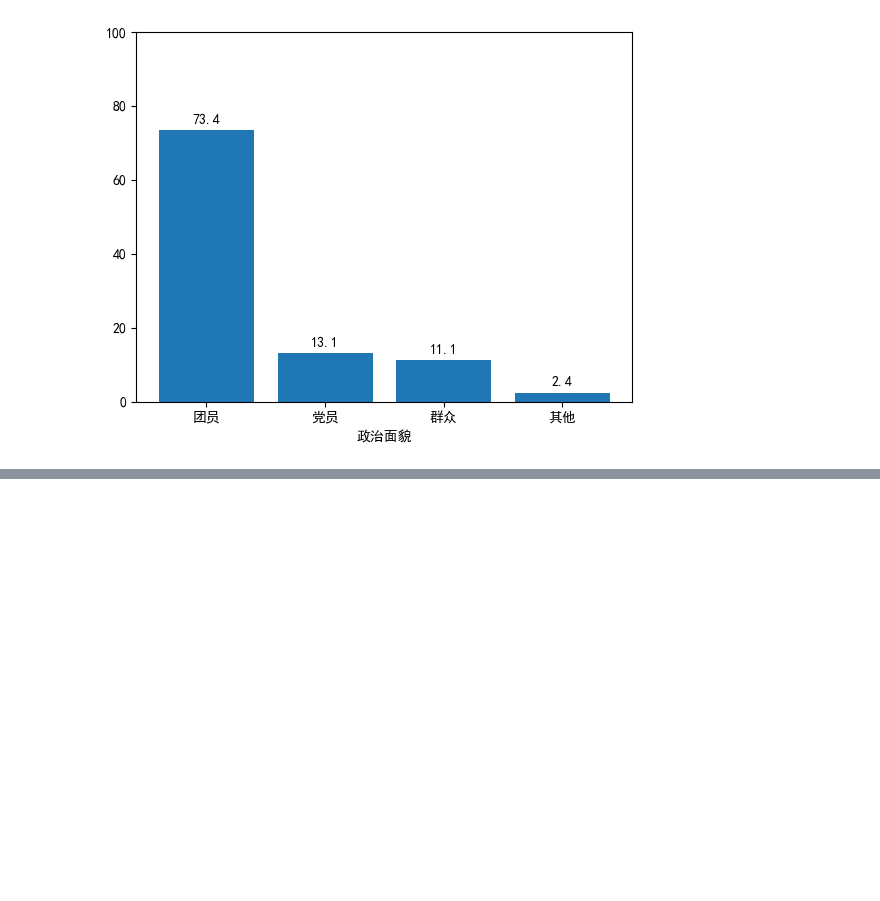
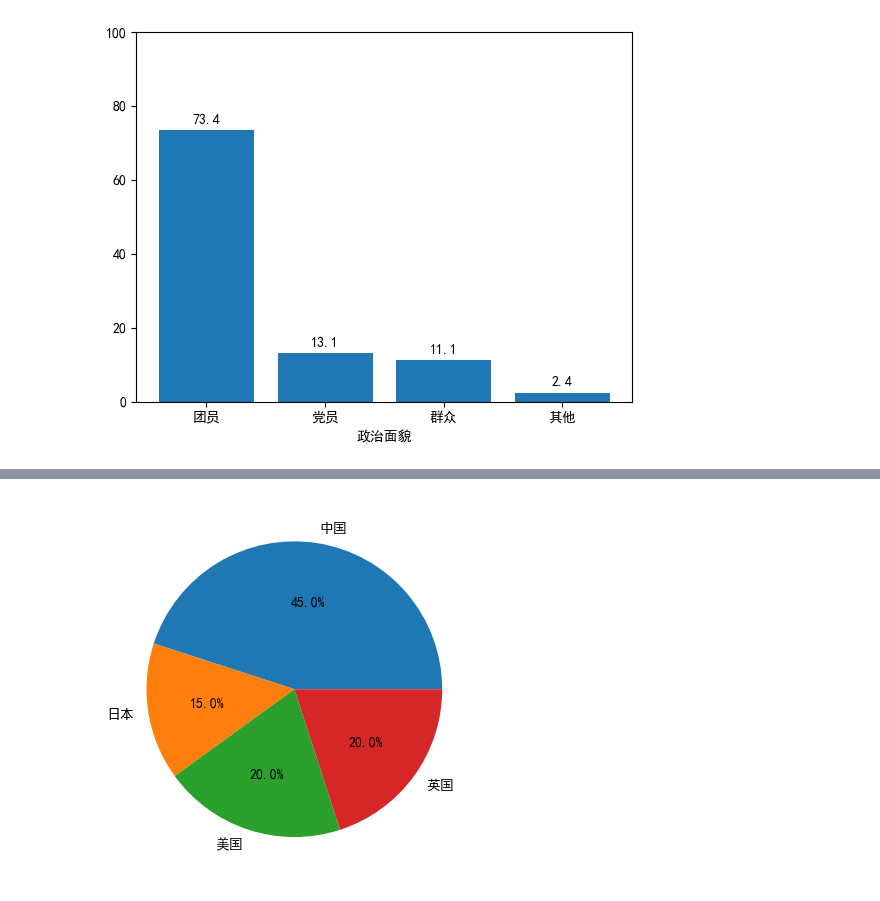
Before and after one commit to 2585615815/homework, a Jupyter notebook: 07-description.ipynb, the cells around one changed output, grey strips where cells are left out. Cells and saved outputs as stored; diff of their text form; code cells hidden in the pictures; blank space fills up the shorter version.

```diff
--- a/07-description.ipynb
+++ b/07-description.ipynb
@@ -35,0 +44,10 @@ plt.show()
+# %%
+# 定义数据
+labels = ['中国', '日本', '美国', '英国']
+sizes = [45, 15, 20, 20]
+# 绘制饼图
+plt.pie(sizes, labels=labels, autopct='%1.1f%%')
+# 显示图形
+plt.show()
+# %% [output]
+[figure, added]
```
Also changed, not shown: parts of 7 cells of this notebook, 1 other file.
